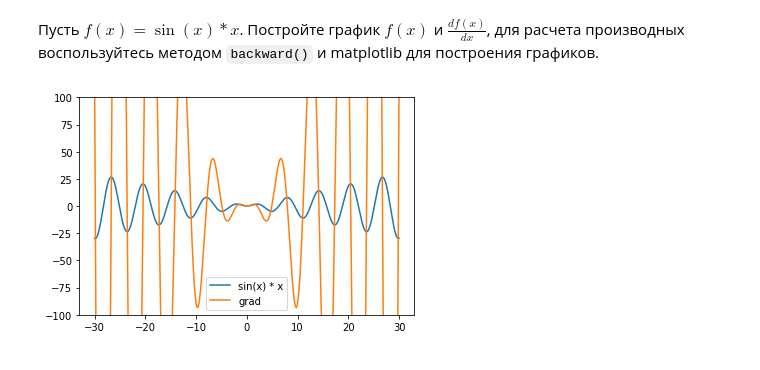
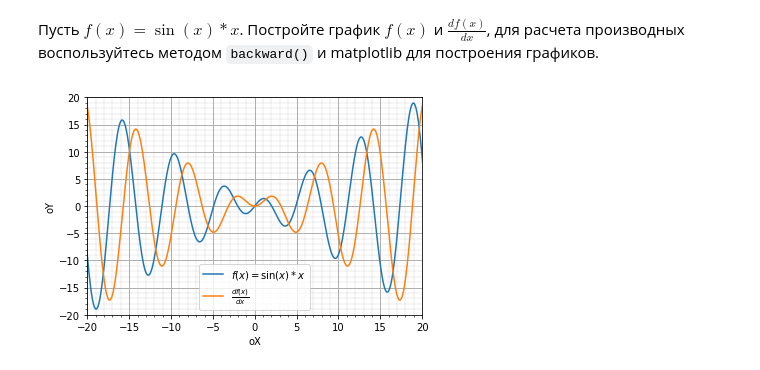
Before and after one commit to Bagautdino/Data_Analysis, a Jupyter notebook: Lab_1_Data_Analysis.ipynb, the cells around one changed output. Cells and saved outputs as stored; diff of their text form; code cells hidden in the pictures.

```diff
--- a/Lab_1_Data_Analysis.ipynb
+++ b/Lab_1_Data_Analysis.ipynb
@@ -61,15 +75,27 @@ import matplotlib.pyplot as plt
-# %%
-# Определение функций
-x = torch.linspace(-30, 30, 1000, requires_grad=True)
-y = torch.sin(x) * x
-y.backward(x)
-# %%
-# Построение графиков
-fig, ax = plt.subplots()
-ax.set_ylim((-100, 100))
-plt.plot(x.detach().numpy(), y.detach().numpy(), label='sin(x) * x')
-plt.plot(x.detach().numpy(), x.grad.detach().numpy(), label='grad')
-plt.legend()
-plt.show()
-# %% [output]
-[figure, removed]
+# %%
+func = np.array([0.]*10001)
+der = np.array([0.]*10001)
+for i in range(len(func)*(-1) // 2, (len(func) // 2)):
+  x = torch.tensor(i*0.1, requires_grad = True)
+  y = torch.sin(x)*x
+  y.backward()
+  func[i] = x.grad.item()
+  der[i] = y.item()
+# %%
+x = np.array([0.]*10001)
+for i in range(len(x)*(-1) // 2, (len(x) // 2) + 1):
+  x[i] = i * 0.1
+# %%
+fig, ax = plt.subplots()
+ax.plot(x, func, x, der)
+ax.set(xlim=(-20, 20), ylim=(-20, 20))
+ax.grid(which='major', linewidth=1.)
+ax.grid(which='minor', linestyle='--', color='gray', linewidth=0.2)
+ax.minorticks_on()
+plt.legend([r"$ f(x) = \sin(x) * x $", r"$ \frac{df(x)}{dx} $"])
+ax.set_xlabel('oX')
+ax.set_ylabel('oY')
+plt.grid(True)
+plt.show()
+# %% [output]
+[figure, added]
```
Also changed, not shown: parts of 6 cells of this notebook.
